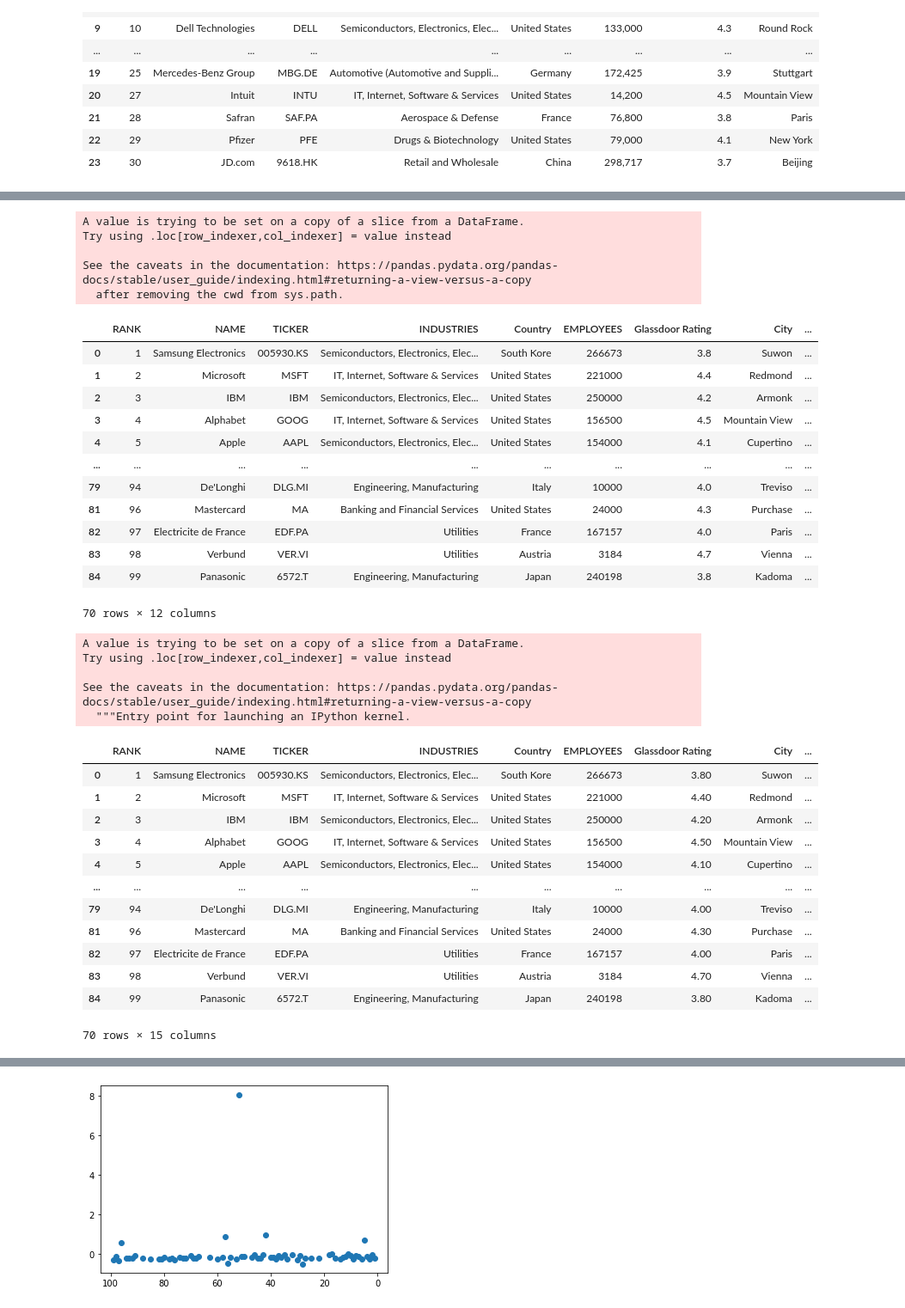
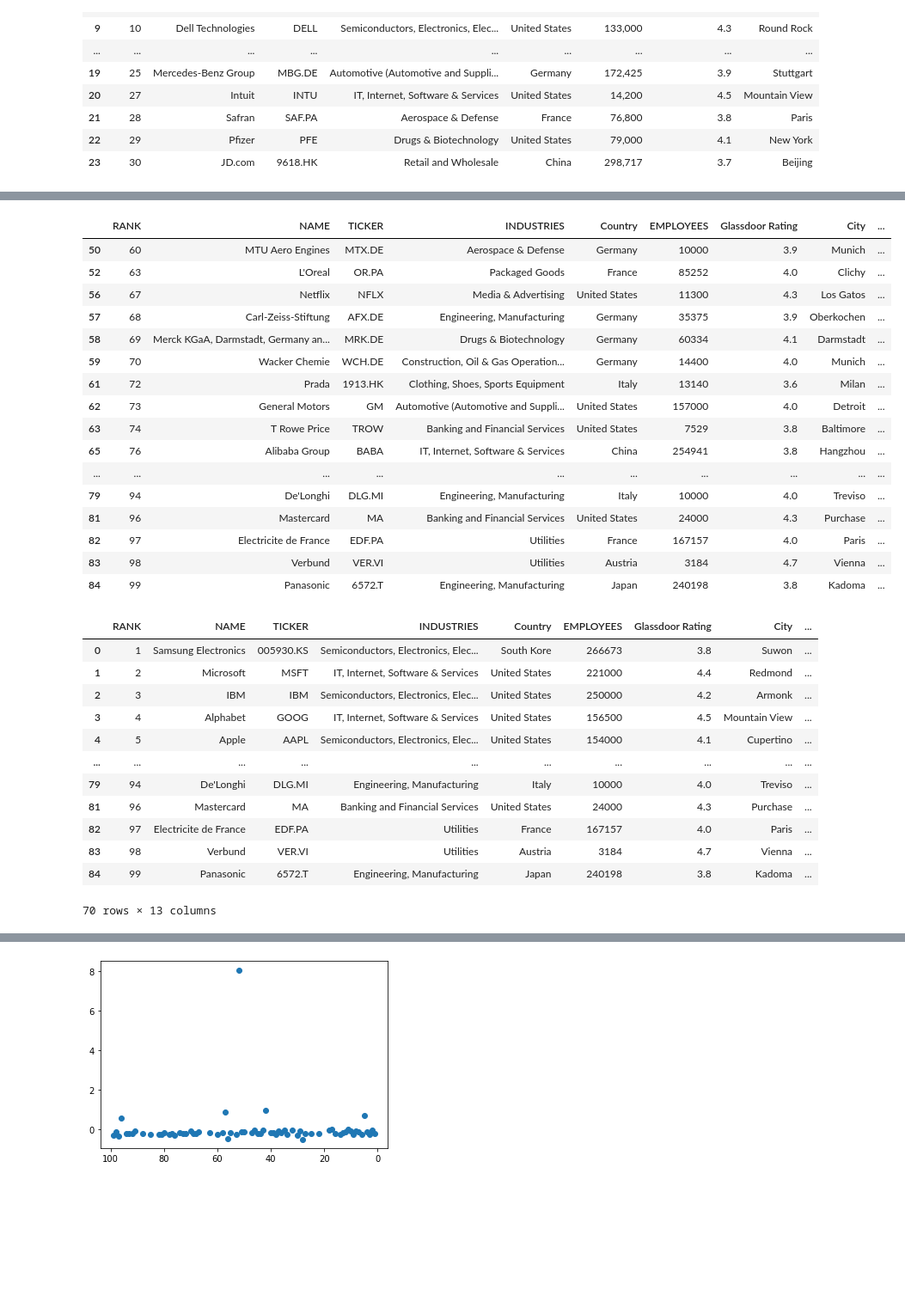
Before and after one commit to timonx11/Project-1-Demonstrasion-Group6, a Jupyter notebook: starter_code/employers_YFloop_section2.ipynb, the cells around one changed output, grey strips where cells are left out. Shown: that part at 86% size. Cells and saved outputs as stored; diff of their text form; code cells hidden in the pictures; blank space fills up the shorter version.

```diff
--- a/starter_code/employers_YFloop_section2.ipynb
+++ b/starter_code/employers_YFloop_section2.ipynb
@@ -103,50 +117,49 @@ Panasonic (6572.T): -22.02% 1yr stock performance; -4.54% RoE; Mean Analyst Rec:
 # %%
 employers_reduced["Operating Income"].astype(str)
 employers_filter=employers_reduced.dropna(axis=0,how='any')
+employers_filter=employers_filter.loc[employers_filter['1 year stock performance']!= "No data found"]
 employers_filter["Operating Income"].astype(int)
 employers_filter["EMPLOYEES"]=employers_filter["EMPLOYEES"].str.replace(',', '').astype(int)
+
+
+employers_filter.tail(25)
 # %% [output]
-A value is trying to be set on a copy of a slice from a DataFrame.
-Try using .loc[row_indexer,col_indexer] = value instead
-
-See the caveats in the documentation: https://pandas.pydata.org/pandas-docs/stable/user_guide/indexing.html#returning-a-view-versus-a-copy
-  after removing the cwd from sys.path.
 |  | RANK | NAME | TICKER | INDUSTRIES | Country | EMPLOYEES | Glassdoor Rating | City | ... |
-| 0 | 1 | Samsung Electronics | 005930.KS | Semiconductors, Electronics, Elec... | South Kore | 266673 | 3.8 | Suwon | ... |
-| 1 | 2 | Microsoft | MSFT | IT, Internet, Software & Services | United States | 221000 | 4.4 | Redmond | ... |
-| 2 | 3 | IBM | IBM | Semiconductors, Electronics, Elec... | United States | 250000 | 4.2 | Armonk | ... |
-| 3 | 4 | Alphabet | GOOG | IT, Internet, Software & Services | United States | 156500 | 4.5 | Mountain View | ... |
-| 4 | 5 | Apple | AAPL | Semiconductors, Electronics, Elec... | United States | 154000 | 4.1 | Cupertino | ... |
+| 50 | 60 | MTU Aero Engines | MTX.DE | Aerospace & Defense | Germany | 10000 | 3.9 | Munich | ... |
+| 52 | 63 | L'Oreal | OR.PA | Packaged Goods | France | 85252 | 4.0 | Clichy | ... |
+| 56 | 67 | Netflix | NFLX | Media & Advertising | United States | 11300 | 4.3 | Los Gatos | ... |
+| 57 | 68 | Carl-Zeiss-Stiftung | AFX.DE | Engineering, Manufacturing | Germany | 35375 | 3.9 | Oberkochen | ... |
+| 58 | 69 | Merck KGaA, Darmstadt, Germany an... | MRK.DE | Drugs & Biotechnology | Germany | 60334 | 4.1 | Darmstadt | ... |
+| 59 | 70 | Wacker Chemie | WCH.DE | Construction, Oil & Gas Operation... | Germany | 14400 | 4.0 | Munich | ... |
+| 61 | 72 | Prada | 1913.HK | Clothing, Shoes, Sports Equipment | Italy | 13140 | 3.6 | Milan | ... |
+| 62 | 73 | General Motors | GM | Automotive (Automotive and Suppli... | United States | 157000 | 4.0 | Detroit | ... |
+| 63 | 74 | T Rowe Price | TROW | Banking and Financial Services | United States | 7529 | 3.8 | Baltimore | ... |
+| 65 | 76 | Alibaba Group | BABA | IT, Internet, Software & Services | China | 254941 | 3.8 | Hangzhou | ... |
 | ... | ... | ... | ... | ... | ... | ... | ... | ... | ... |
 | 79 | 94 | De'Longhi | DLG.MI | Engineering, Manufacturing | Italy | 10000 | 4.0 | Treviso | ... |
 | 81 | 96 | Mastercard | MA | Banking and Financial Services | United States | 24000 | 4.3 | Purchase | ... |
 | 82 | 97 | Electricite de France | EDF.PA | Utilities | France | 167157 | 4.0 | Paris | ... |
 | 83 | 98 | Verbund | VER.VI | Utilities | Austria | 3184 | 4.7 | Vienna | ... |
 | 84 | 99 | Panasonic | 6572.T | Engineering, Manufacturing | Japan | 240198 | 3.8 | Kadoma | ... |
-70 rows × 12 columns
 # %%
 employers_filter["Operating income per employee"]=employers_filter["Operating Income"]/employers_filter["EMPLOYEES"]
-pd.options.display.float_format = '{:,.2f}'.format
+# pd.options.display.float_format = '{:,.2f}'.format
+employers_filter["Operating income per employee"]=employers_filter["Operating income per employee"].astype(int)
 employers_filter
 # %% [output]
+|  | RANK | NAME | TICKER | INDUSTRIES | Country | EMPLOYEES | Glassdoor Rating | City | ... |
+| 0 | 1 | Samsung Electronics | 005930.KS | Semiconductors, Electronics, Elec... | South Kore | 266673 | 3.8 | Suwon | ... |
+| 1 | 2 | Microsoft | MSFT | IT, Internet, Software & Services | United States | 221000 | 4.4 | Redmond | ... |
+| 2 | 3 | IBM | IBM | Semiconductors, Electronics, Elec... | United States | 250000 | 4.2 | Armonk | ... |
+| 3 | 4 | Alphabet | GOOG | IT, Internet, Software & Services | United States | 156500 | 4.5 | Mountain View | ... |
+| 4 | 5 | Apple | AAPL | Semiconductors, Electronics, Elec... | United States | 154000 | 4.1 | Cupertino | ... |
+| ... | ... | ... | ... | ... | ... | ... | ... | ... | ... |
+| 79 | 94 | De'Longhi | DLG.MI | Engineering, Manufacturing | Italy | 10000 | 4.0 | Treviso | ... |
+| 81 | 96 | Mastercard | MA | Banking and Financial Services | United States | 24000 | 4.3 | Purchase | ... |
+| 82 | 97 | Electricite de France | EDF.PA | Utilities | France | 167157 | 4.0 | Paris | ... |
+| 83 | 98 | Verbund | VER.VI | Utilities | Austria | 3184 | 4.7 | Vienna | ... |
+| 84 | 99 | Panasonic | 6572.T | Engineering, Manufacturing | Japan | 240198 | 3.8 | Kadoma | ... |
-A value is trying to be set on a copy of a slice from a DataFrame.
-Try using .loc[row_indexer,col_indexer] = value instead
-
-See the caveats in the documentation: https://pandas.pydata.org/pandas-docs/stable/user_guide/indexing.html#returning-a-view-versus-a-copy
-  """Entry point for launching an IPython kernel.
+70 rows × 13 columns
-|  | RANK | NAME | TICKER | INDUSTRIES | Country | EMPLOYEES | Glassdoor Rating | City | ... |
-| 0 | 1 | Samsung Electronics | 005930.KS | Semiconductors, Electronics, Elec... | South Kore | 266673 | 3.80 | Suwon | ... |
-| 1 | 2 | Microsoft | MSFT | IT, Internet, Software & Services | United States | 221000 | 4.40 | Redmond | ... |
-| 2 | 3 | IBM | IBM | Semiconductors, Electronics, Elec... | United States | 250000 | 4.20 | Armonk | ... |
-| 3 | 4 | Alphabet | GOOG | IT, Internet, Software & Services | United States | 156500 | 4.50 | Mountain View | ... |
-| 4 | 5 | Apple | AAPL | Semiconductors, Electronics, Elec... | United States | 154000 | 4.10 | Cupertino | ... |
-| ... | ... | ... | ... | ... | ... | ... | ... | ... | ... |
-| 79 | 94 | De'Longhi | DLG.MI | Engineering, Manufacturing | Italy | 10000 | 4.00 | Treviso | ... |
-| 81 | 96 | Mastercard | MA | Banking and Financial Services | United States | 24000 | 4.30 | Purchase | ... |
-| 82 | 97 | Electricite de France | EDF.PA | Utilities | France | 167157 | 4.00 | Paris | ... |
-| 83 | 98 | Verbund | VER.VI | Utilities | Austria | 3184 | 4.70 | Vienna | ... |
-| 84 | 99 | Panasonic | 6572.T | Engineering, Manufacturing | Japan | 240198 | 3.80 | Kadoma | ... |
-70 rows × 15 columns
 # %%
 stock = employers_filter['1 year stock performance'].astype(float)
 stock_z=st.zscore(stock)
```
Also changed, not shown: parts of 10 cells of this notebook.
